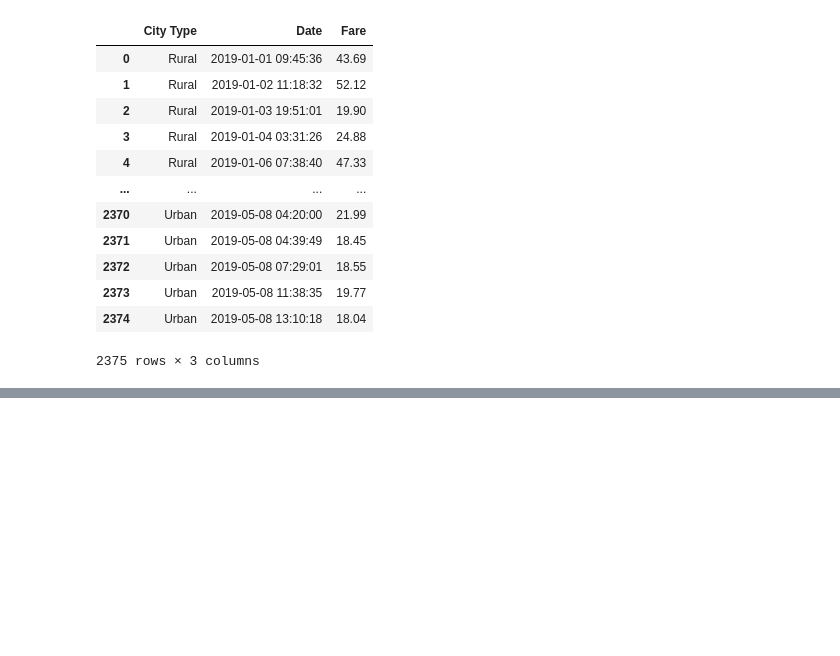
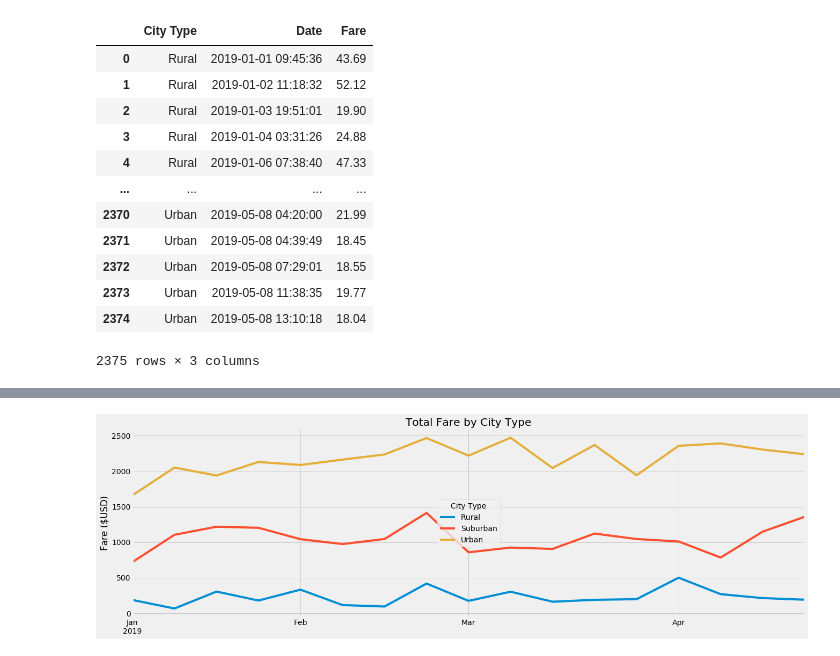
Before and after one commit to blocrunx/PyBer_Analysis, a Jupyter notebook: PyBer.ipynb, the cells around one changed output, grey strips where cells are left out. Cells and saved outputs as stored; diff of their text form; code cells hidden in the pictures; blank space fills up the shorter version.

Commit message:
total fare by city type line chart q2

```diff
--- a/PyBer.ipynb
+++ b/PyBer.ipynb
@@ -1074,0 +1092,3 @@ sum_fares.reset_index()
+# %%
+# use .pivot_table function to get pt with city type as columns and fare for each date in the rows
+pt_fares_df = sum_fares_df.pivot_table(index=['Date'], columns=['City Type'])
@@ -1074,0 +1108,2 @@ sum_fares.reset_index()
+# %%
+jan_apr_df = pt_fares_df.loc['2019-01-01':'2019-04-28']
@@ -1074,0 +1130,3 @@ sum_fares.reset_index()
+# %%
+# Resample DataFrame
+resampled_ja_df = jan_apr_df.Fare.resample('W').sum()
@@ -1074,0 +1145,3 @@ sum_fares.reset_index()
+# %%
+# Remove te index name so it doesnt show as x-axis label
+resampled_ja_df.index.name=None
@@ -1074,0 +1157,10 @@ sum_fares.reset_index()
+# %%
+plt.style.use('fivethirtyeight')
+fig, ax = plt.subplots(figsize=(20,6))
+ax.set_title('Total Fare by City Type')
+ax.set_ylabel('Fare ($USD)')
+resampled_ja_df.plot( ax=ax, legend=True)
+plt.style.use('fivethirtyeight')
+plt.show()
+# %% [output]
+[figure, added]
```
Also changed, not shown: parts of 11 cells of this notebook.
